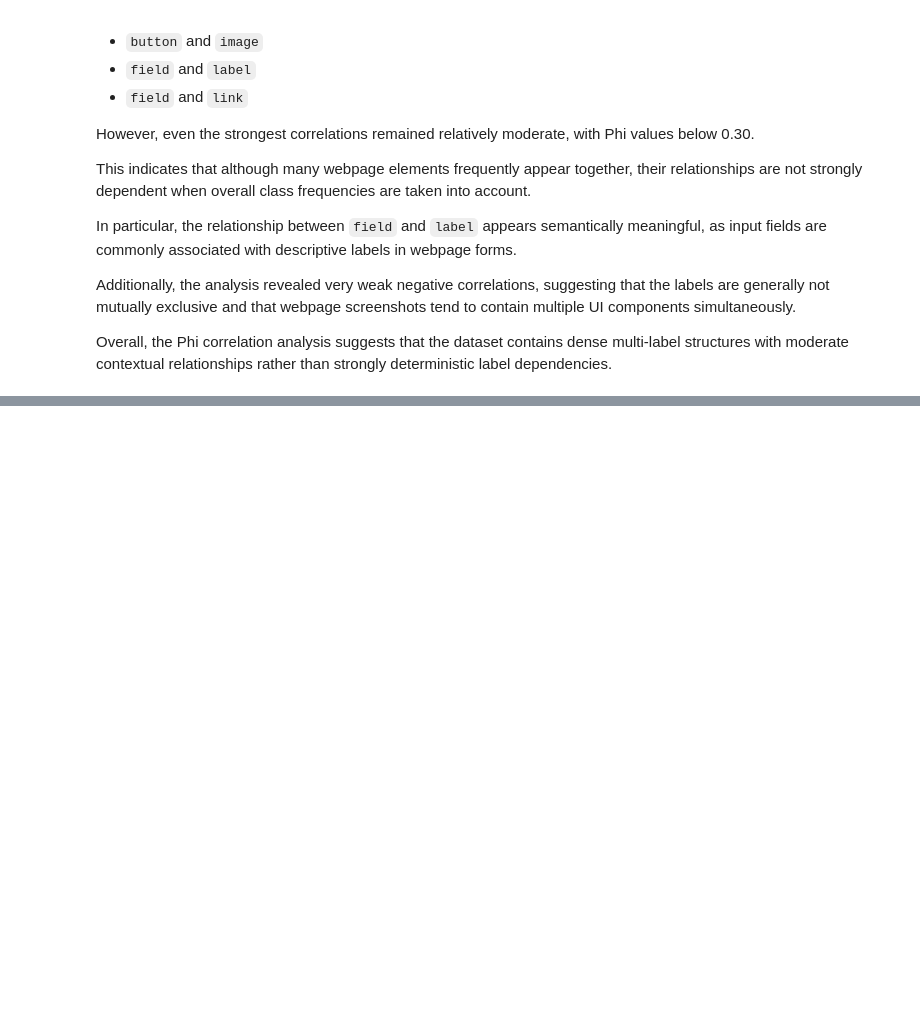
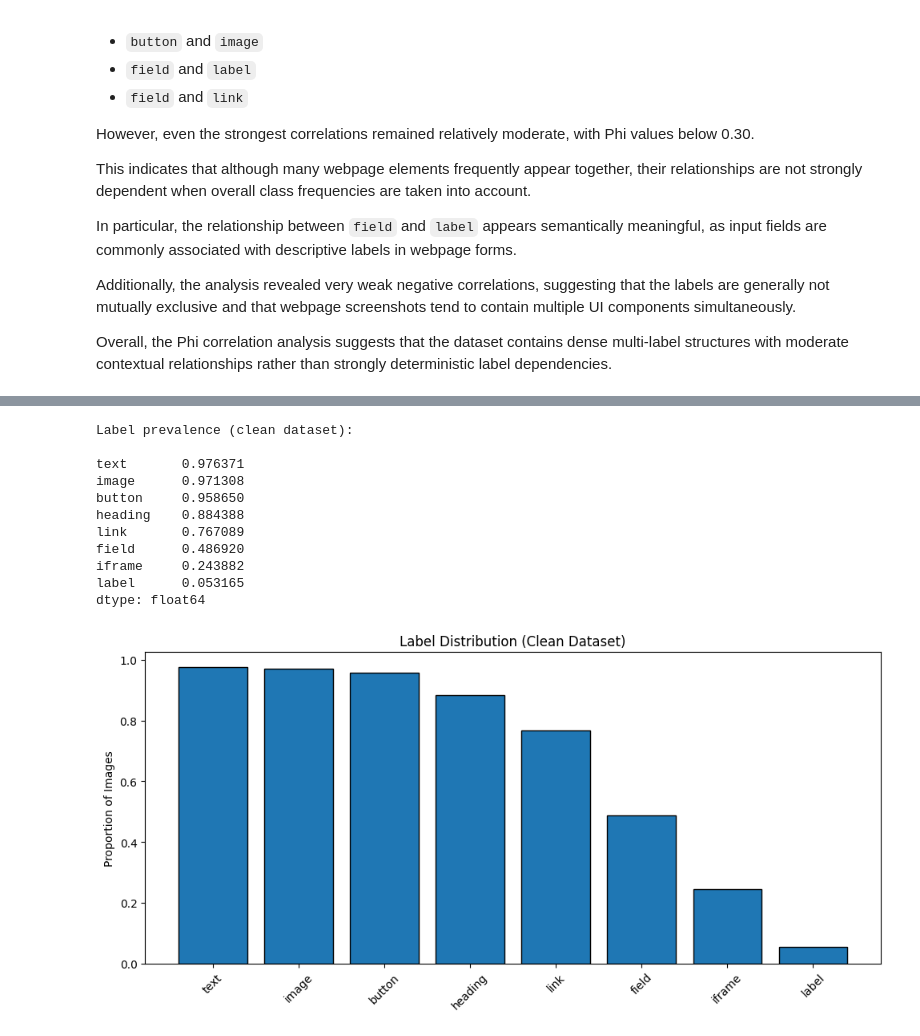
Before and after one commit to AnindyaChakravarty/Multi-label_Image_Classification, a Jupyter notebook: DM.ipynb, the cells around one changed output, grey strips where cells are left out. Cells and saved outputs as stored; diff of their text form; code cells hidden in the pictures; blank space fills up the shorter version.

```diff
--- a/DM.ipynb
+++ b/DM.ipynb
@@ -796,0 +1000,11 @@ Overall, the Phi correlation analysis suggests that the dataset contains dense m
+# %%
+# Strip whitespace from all column names in all dataframes
+# Peculiar errors were observed which led to the discovery that all columns have a trailing whitespace.
+
+train_df.columns = train_df.columns.str.strip()
+validate_df.columns = validate_df.columns.str.strip()
+test_df.columns = test_df.columns.str.strip()
+
+print("Train columns:", train_df.columns)
+print("Validate columns:", validate_df.columns)
+print("Test columns:", test_df.columns)
@@ -796,0 +1096,10 @@ Overall, the Phi correlation analysis suggests that the dataset contains dense m
+# %%
+# Sort to ensure "first occurrence" is stable
+full_df = full_df.sort_values(by=["hash", "split"]).reset_index(drop=True)
+
+# Keep first occurrence per hash
+clean_df = full_df.drop_duplicates(subset=["hash"], keep="first")
+
+print("Original dataset size:", len(full_df))
+print("Clean dataset size:", len(clean_df))
+print("Removed duplicates:", len(full_df) - len(clean_df))
@@ -796,0 +1178,31 @@ Overall, the Phi correlation analysis suggests that the dataset contains dense m
+# %%
+import matplotlib.pyplot as plt
+
+label_cols = ["button", "field", "heading", "iframe", "image", "label", "link", "text"]
+
+label_means = clean_df[label_cols].mean().sort_values(ascending=False)
+
+print("Label prevalence (clean dataset):\n")
+print(label_means)
+
+plt.figure(figsize=(10,5))
+plt.bar(label_means.index, label_means.values, edgecolor="black")
+
+plt.title("Label Distribution (Clean Dataset)")
+plt.ylabel("Proportion of Images")
+plt.xticks(rotation=45)
+plt.tight_layout()
+plt.show()
+# %% [output]
+Label prevalence (clean dataset):
+
+text       0.976371
+image      0.971308
+button     0.958650
+heading    0.884388
+link       0.767089
+field      0.486920
+iframe     0.243882
+label      0.053165
+dtype: float64
+[figure, added]
```
Also changed, not shown: parts of 27 cells of this notebook.
